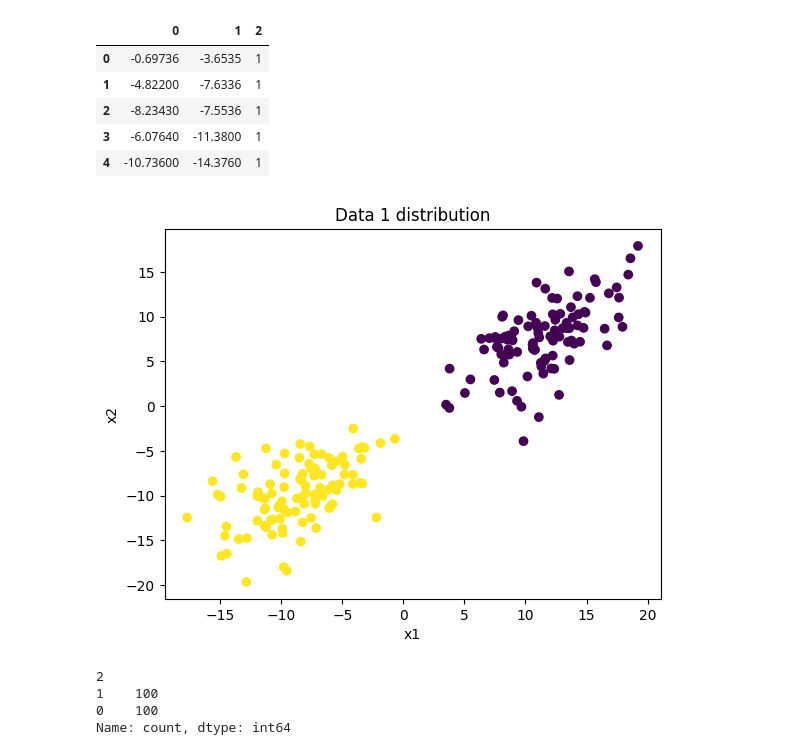
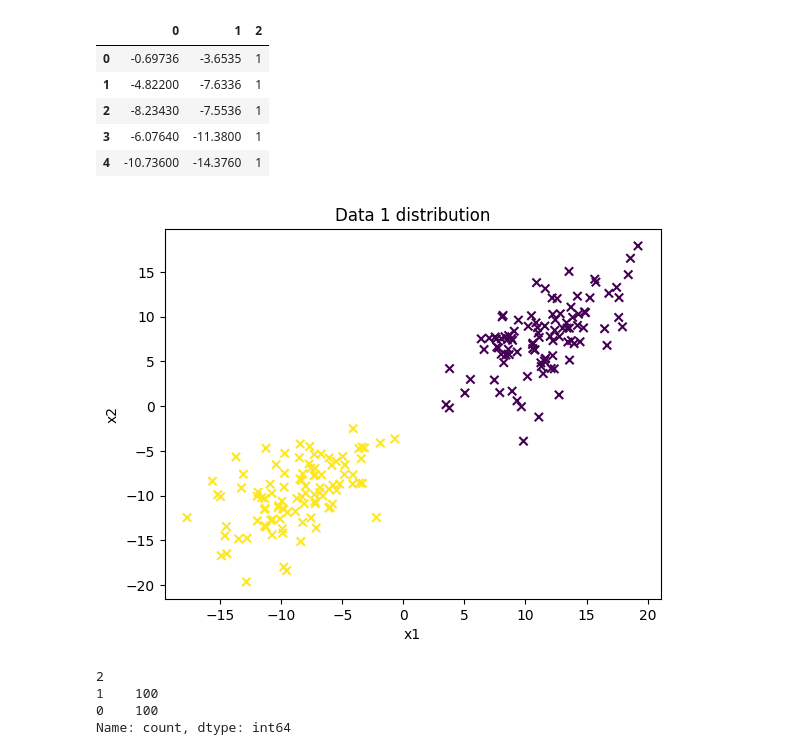
Before and after one commit to AbinashChetia/gda_ac, a Jupyter notebook: example.ipynb, the cells around one changed output. Cells and saved outputs as stored; diff of their text form; code cells hidden in the pictures.

```diff
--- a/example.ipynb
+++ b/example.ipynb
@@ -13,11 +13,11 @@ data1.head()
 | 3 | -6.07640 | -11.3800 | 1 |
 | 4 | -10.73600 | -14.3760 | 1 |
 # %%
-plt.scatter(data1[0], data1[1], c=data1[2])
+plt.scatter(data1[0], data1[1], marker='x', c=data1[2])
 plt.xlabel('x1')
 plt.ylabel('x2')
 plt.title('Data 1 distribution')
 plt.show()
 # %% [output]
-[figure, old version]
+[figure, new version]
 # %%
```
Also changed, not shown: parts of 3 cells of this notebook.
